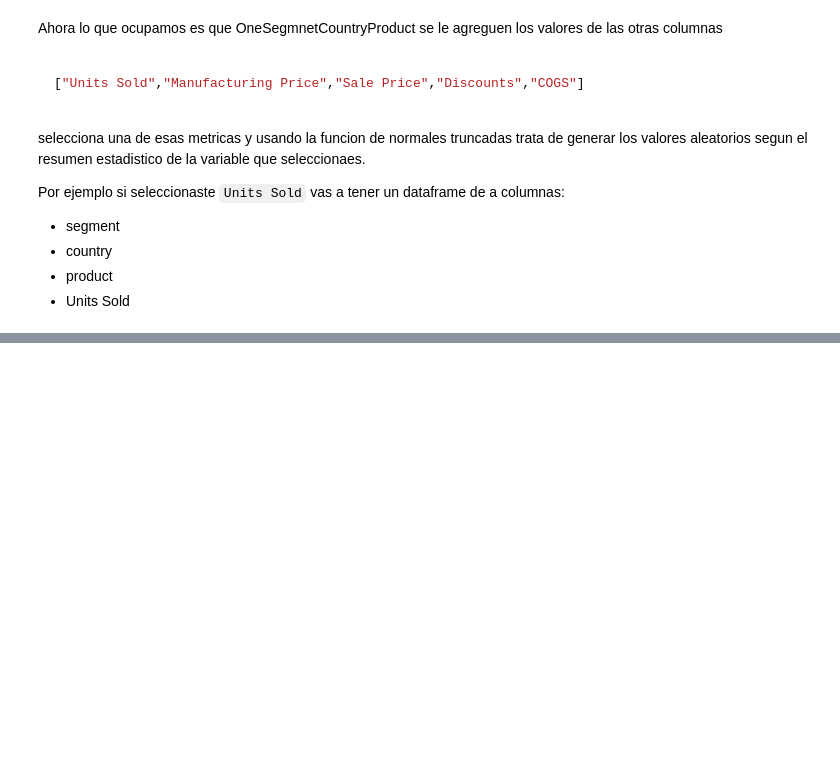
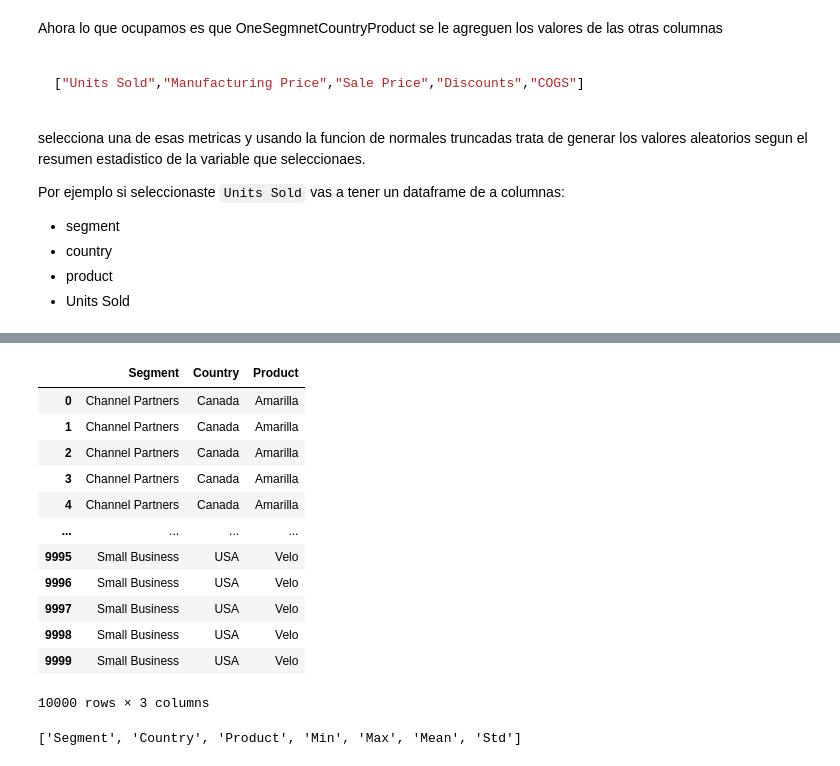
Before and after one commit to uayeb25/TeoriaSimulacion_semana3, a Jupyter notebook: Probs.ipynb, the cells around one changed output, grey strips where cells are left out. Cells and saved outputs as stored; diff of their text form; code cells hidden in the pictures; blank space fills up the shorter version.

```diff
--- a/Probs.ipynb
+++ b/Probs.ipynb
@@ -431,0 +526,6 @@
+# %%
+categories = [ "Segment" , "Country" , "Product" ]
+
+simulated  = firstAgg.loc[ randIndex , categories ]
+
+column_name = "Units Sold"
@@ -431,0 +590,20 @@
+# %%
+simulated.sort_index().reset_index(drop=True)
+# %% [output]
+|  | Segment | Country | Product |
+| 0 | Channel Partners | Canada | Amarilla |
+| 1 | Channel Partners | Canada | Amarilla |
+| 2 | Channel Partners | Canada | Amarilla |
+| 3 | Channel Partners | Canada | Amarilla |
+| 4 | Channel Partners | Canada | Amarilla |
+| ... | ... | ... | ... |
+| 9995 | Small Business | USA | Velo |
+| 9996 | Small Business | USA | Velo |
+| 9997 | Small Business | USA | Velo |
+| 9998 | Small Business | USA | Velo |
+| 9999 | Small Business | USA | Velo |
+10000 rows × 3 columns
+# %%
+nc
+# %% [output]
+['Segment', 'Country', 'Product', 'Min', 'Max', 'Mean', 'Std']
```
Also changed, not shown: parts of 21 cells of this notebook.
